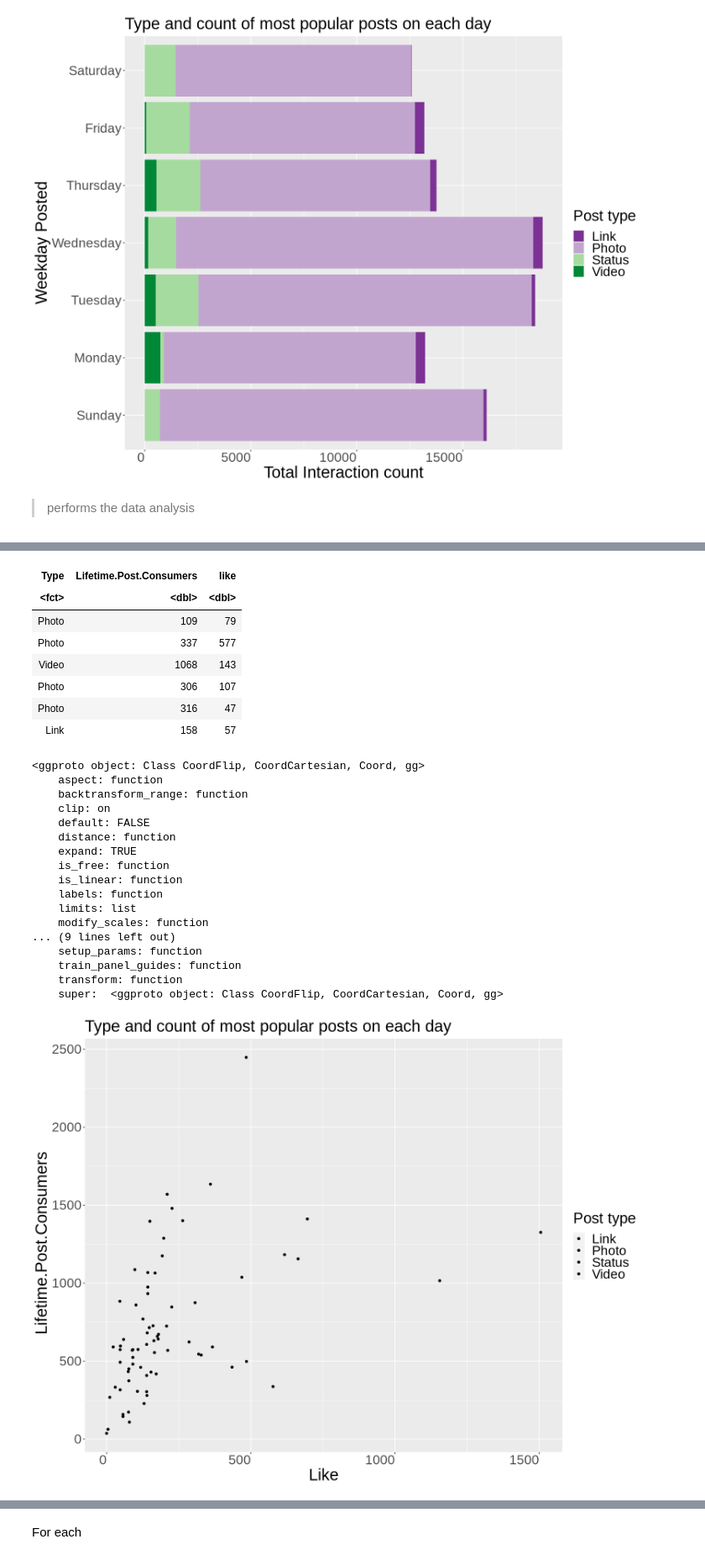
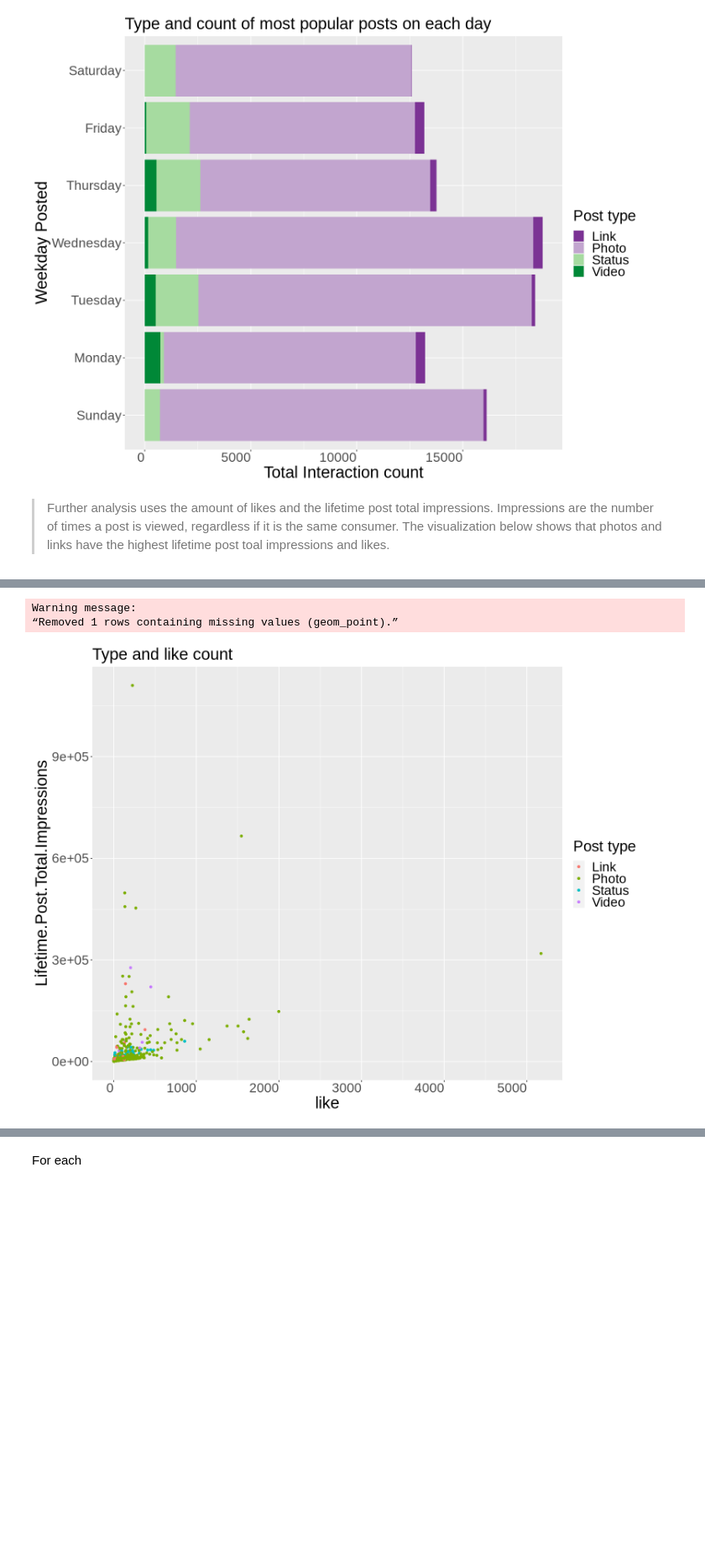
Before and after one commit to L-amat/project_proposal, a Jupyter notebook: 2-group_project_report/Group_project_report.ipynb, the cells around one changed output, grey strips where cells are left out. Shown at 84% size. Cells and saved outputs as stored; diff of their text form; code cells hidden in the pictures; blank space fills up the shorter version.

```diff
--- a/2-group_project_report/Group_project_report.ipynb
+++ b/2-group_project_report/Group_project_report.ipynb
@@ -114,26 +109,32 @@ most_interactions <- fb_data_eda %>%                                      #plot
 most_interactions
 # %% [output]
 [figure]
-# %% [markdown]
->performs the data analysis
+# %%
+options(repr.plot.height = 10, repr.plot.width = 13)
+
+fb_data <- fb_data %>%
+    filter(Post.Weekday == "4") %>%
+    select(Type, Lifetime.Post.Total.Impressions, like) ############
+
+fb_recipe <- recipe(Lifetime.Post.Total.Impressions ~ like, ############
+                    data = fb_data)
+
+fb_recipe <- fb_recipe %>%
+  step_scale(all_predictors()) %>%
+  step_center(all_predictors()) %>%
+  prep()
+# %% [markdown]
+>Further analysis uses the amount of likes and the lifetime post total impressions. Impressions are the number of times a post is viewed, regardless if it is the same consumer. The visualization below shows that photos and links have the highest lifetime post toal impressions and likes.
 # %%
-options(repr.plot.height = 10, repr.plot.width = 13)
-
-fb_data <- fb_data %>%
-    filter(Post.Weekday == "4") %>%
-    select(Type, Lifetime.Post.Consumers, like)
-head(fb_data)
-
 most_interactions <- fb_data %>%                                      #plot of interactions and post type vs day
-    arrange(desc(Lifetime.Post.Consumers)) %>%
     ggplot(aes(x = like,
-                 y = Lifetime.Post.Consumers,
-                 fill = Type)) +
+                 y = Lifetime.Post.Total.Impressions,
+                 colour = Type)) +
     geom_point() +                                     #graph titles
-    xlab("Like") +
-    ylab(" Lifetime.Post.Consumers") +
-    labs(fill = "Post type") +
-    ggtitle("Type and count of most popular posts on each day") +
+    ylab("Lifetime.Post.Total.Impressions") +
+    xlab("like") +
+    labs(colour = "Post type") +
+    ggtitle("Type and like count") +
     theme(axis.text = element_text(size = 20,                         #font sizes
                                     hjust = 1),
          plot.title = element_text(size = 25),
@@ -148,26 +165,3 @@ A tibble: 6 × 3
-| Type | Lifetime.Post.Consumers | like |
-| <fct> | <dbl> | <dbl> |
-| Photo | 109 | 79 |
-| Photo | 337 | 577 |
-| Video | 1068 | 143 |
-| Photo | 306 | 107 |
-| Photo | 316 | 47 |
-| Link | 158 | 57 |
-<ggproto object: Class CoordFlip, CoordCartesian, Coord, gg>
-    aspect: function
-    backtransform_range: function
-    clip: on
-    default: FALSE
-    distance: function
-    expand: TRUE
-    is_free: function
-    is_linear: function
-    labels: function
-    limits: list
-    modify_scales: function
-... (9 lines left out)
-    setup_params: function
-    train_panel_guides: function
-    transform: function
-    super:  <ggproto object: Class CoordFlip, CoordCartesian, Coord, gg>
+Warning message:
+“Removed 1 rows containing missing values (geom_point).”
-[figure, old version]
+[figure, new version]
```
Also changed, not shown: parts of 16 cells of this notebook.
